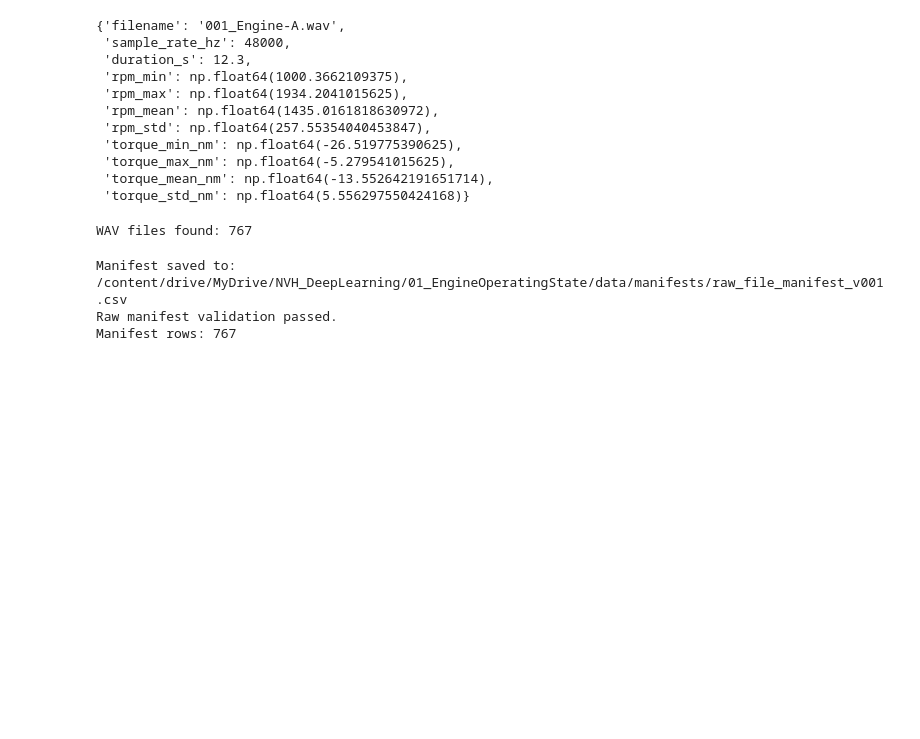
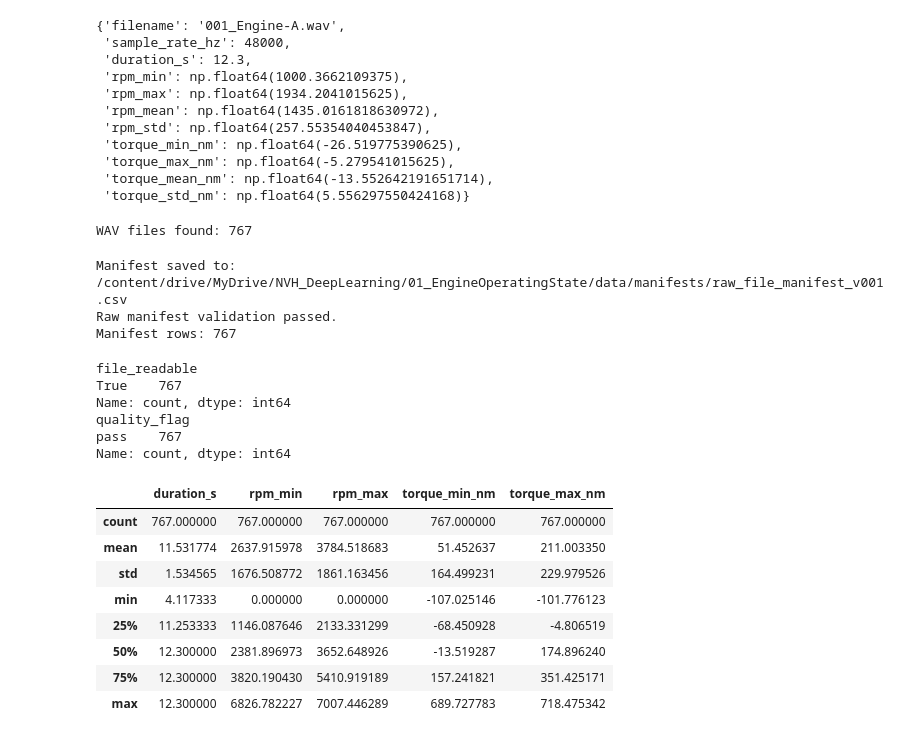
Before and after one commit to vaibhavjiyer87/engine-nvh-deep-learning, a Jupyter notebook: notebooks/01_dataset_ingestion_and_audit.ipynb, the cells around one changed output. Drawn from its saved outputs; the diff is of its cells as text; code cells hidden in the pictures; blank space fills up the shorter version.

```diff
--- a/notebooks/01_dataset_ingestion_and_audit.ipynb
+++ b/notebooks/01_dataset_ingestion_and_audit.ipynb
@@ -537,3 +603,35 @@ Raw manifest validation passed.
 Manifest rows: 767
 # %%
 ## Step-10: Run the first dataset audit
+
+# Summary checks
+print(raw_manifest["file_readable"].value_counts())
+print(raw_manifest["quality_flag"].value_counts())
+
+display(
+    raw_manifest[
+        [
+            "duration_s",
+            "rpm_min",
+            "rpm_max",
+            "torque_min_nm",
+            "torque_max_nm",
+        ]
+    ].describe()
+)
+# %% [output]
+file_readable
+True    767
+Name: count, dtype: int64
+quality_flag
+pass    767
+Name: count, dtype: int64
+|  | duration_s | rpm_min | rpm_max | torque_min_nm | torque_max_nm |
+| count | 767.000000 | 767.000000 | 767.000000 | 767.000000 | 767.000000 |
+| mean | 11.531774 | 2637.915978 | 3784.518683 | 51.452637 | 211.003350 |
+| std | 1.534565 | 1676.508772 | 1861.163456 | 164.499231 | 229.979526 |
+| min | 4.117333 | 0.000000 | 0.000000 | -107.025146 | -101.776123 |
+| 25% | 11.253333 | 1146.087646 | 2133.331299 | -68.450928 | -4.806519 |
+| 50% | 12.300000 | 2381.896973 | 3652.648926 | -13.519287 | 174.896240 |
+| 75% | 12.300000 | 3820.190430 | 5410.919189 | 157.241821 | 351.425171 |
+| max | 12.300000 | 6826.782227 | 7007.446289 | 689.727783 | 718.475342 |
```
Also changed, not shown: parts of 1 cell of this notebook.
